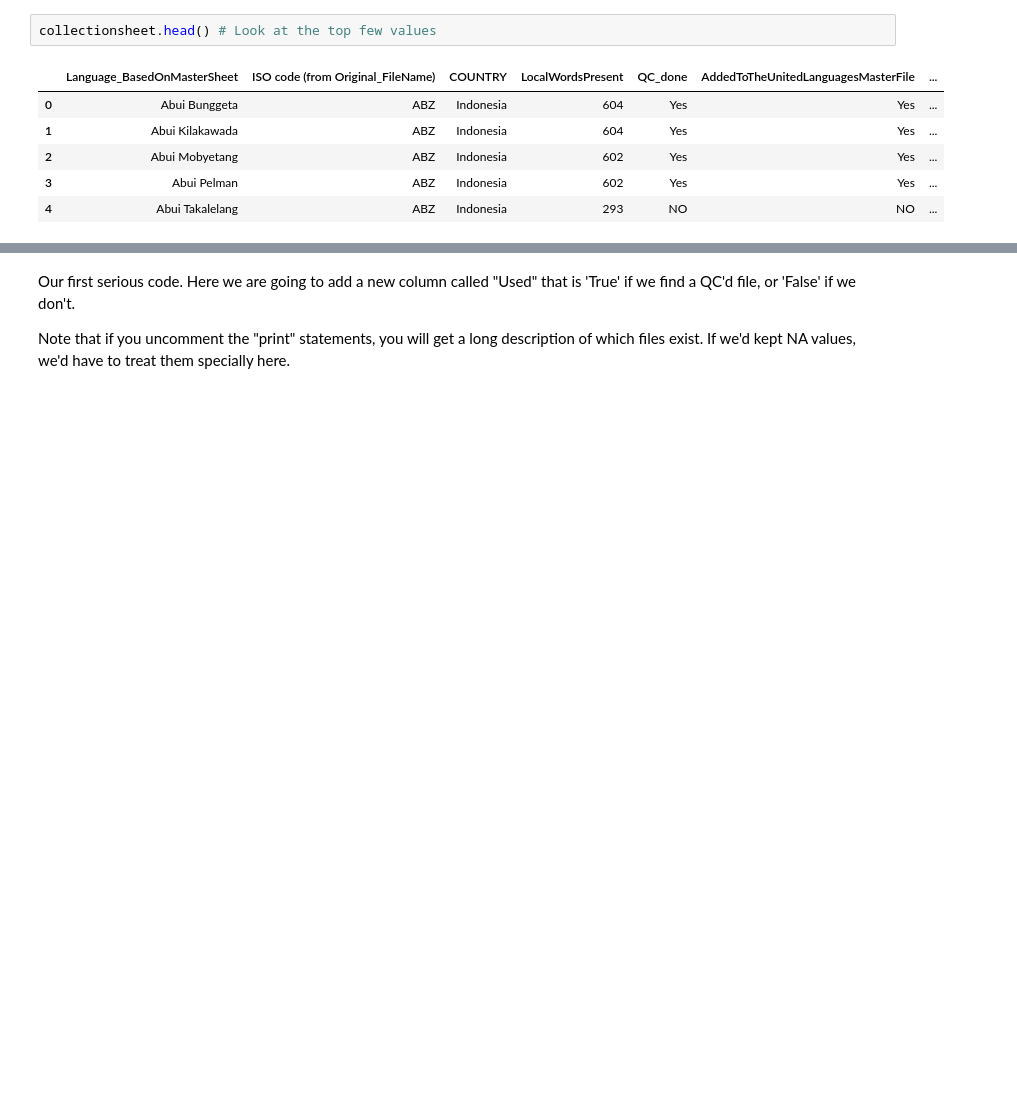
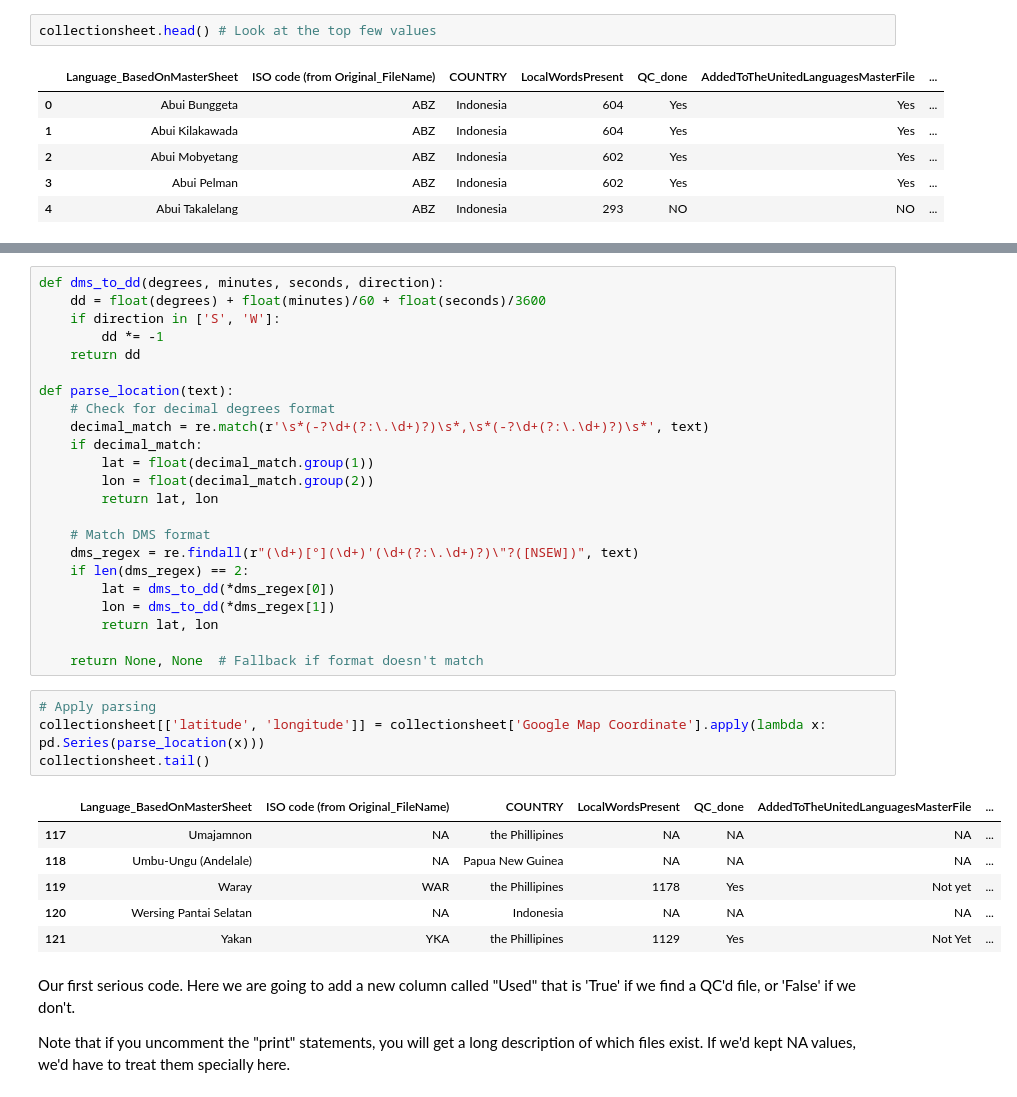
Before and after one commit to danjlawson/ocseanworkshop2025, a Jupyter notebook: process_linguistic_excel_data.ipynb, the cells around one changed output, grey strips where cells are left out. Cells and saved outputs as stored; diff of their text form; blank space fills up the shorter version.

```diff
--- a/process_linguistic_excel_data.ipynb
+++ b/process_linguistic_excel_data.ipynb
@@ -32,3 +47,37 @@ collectionsheet.head() # Look at the top few values
+# %%
+def dms_to_dd(degrees, minutes, seconds, direction):
+    dd = float(degrees) + float(minutes)/60 + float(seconds)/3600
+    if direction in ['S', 'W']:
+        dd *= -1
+    return dd
+
+def parse_location(text):
+    # Check for decimal degrees format
+    decimal_match = re.match(r'\s*(-?\d+(?:\.\d+)?)\s*,\s*(-?\d+(?:\.\d+)?)\s*', text)
+    if decimal_match:
+        lat = float(decimal_match.group(1))
+        lon = float(decimal_match.group(2))
+        return lat, lon
+
+    # Match DMS format
+    dms_regex = re.findall(r"(\d+)[°](\d+)'(\d+(?:\.\d+)?)\"?([NSEW])", text)
+    if len(dms_regex) == 2:
+        lat = dms_to_dd(*dms_regex[0])
+        lon = dms_to_dd(*dms_regex[1])
+        return lat, lon
+
+    return None, None  # Fallback if format doesn't match
+# %%
+# Apply parsing
+collectionsheet[['latitude', 'longitude']] = collectionsheet['Google Map Coordinate'].apply(lambda x: pd.Series(parse_location(x)))
+collectionsheet.tail()
+# %% [output]
+|  | Language_BasedOnMasterSheet | ISO code (from Original_FileName) | COUNTRY | LocalWordsPresent | QC_done | AddedToTheUnitedLanguagesMasterFile | ... |
+| 117 | Umajamnon | NA | the Phillipines | NA | NA | NA | ... |
+| 118 | Umbu-Ungu (Andelale) | NA | Papua New Guinea | NA | NA | NA | ... |
+| 119 | Waray | WAR | the Phillipines | 1178 | Yes | Not yet | ... |
+| 120 | Wersing Pantai Selatan | NA | Indonesia | NA | NA | NA | ... |
+| 121 | Yakan | YKA | the Phillipines | 1129 | Yes | Not Yet | ... |
 # %% [markdown]
 Our first serious code. Here we are going to add a new column called "Used" that is 'True' if we find a QC'd file, or 'False' if we don't.
 
```
Also changed, not shown: parts of 3 cells of this notebook, 1 other file.
